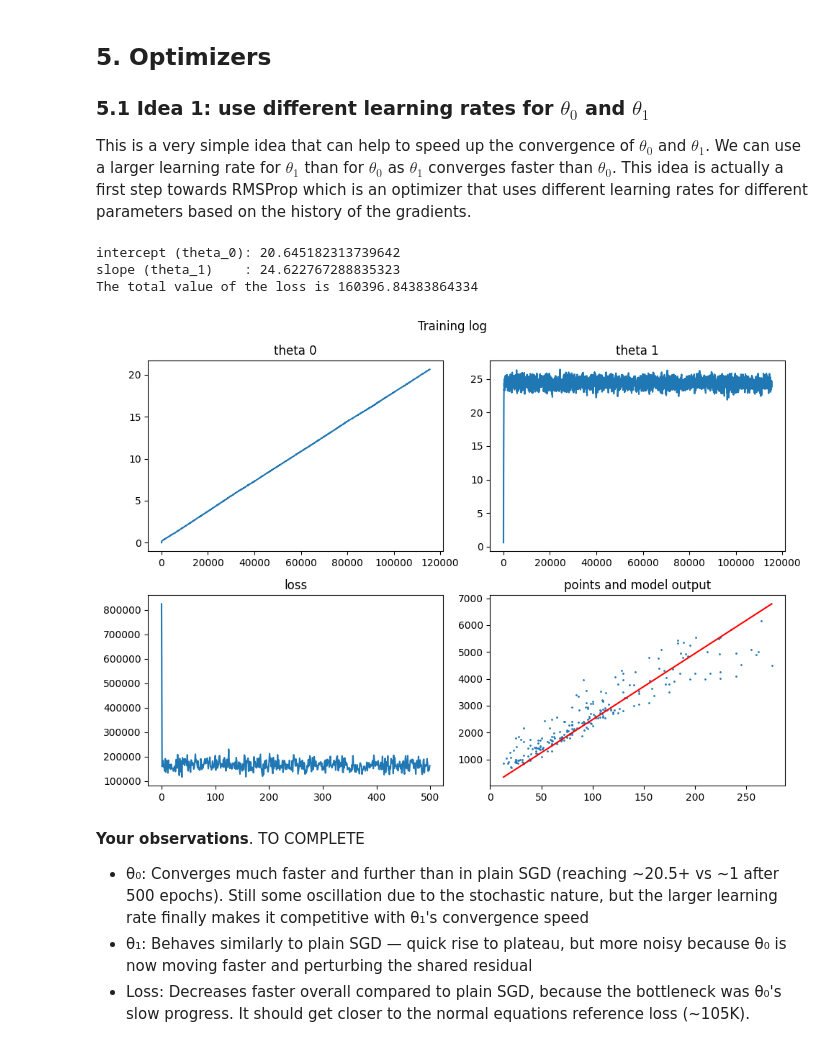
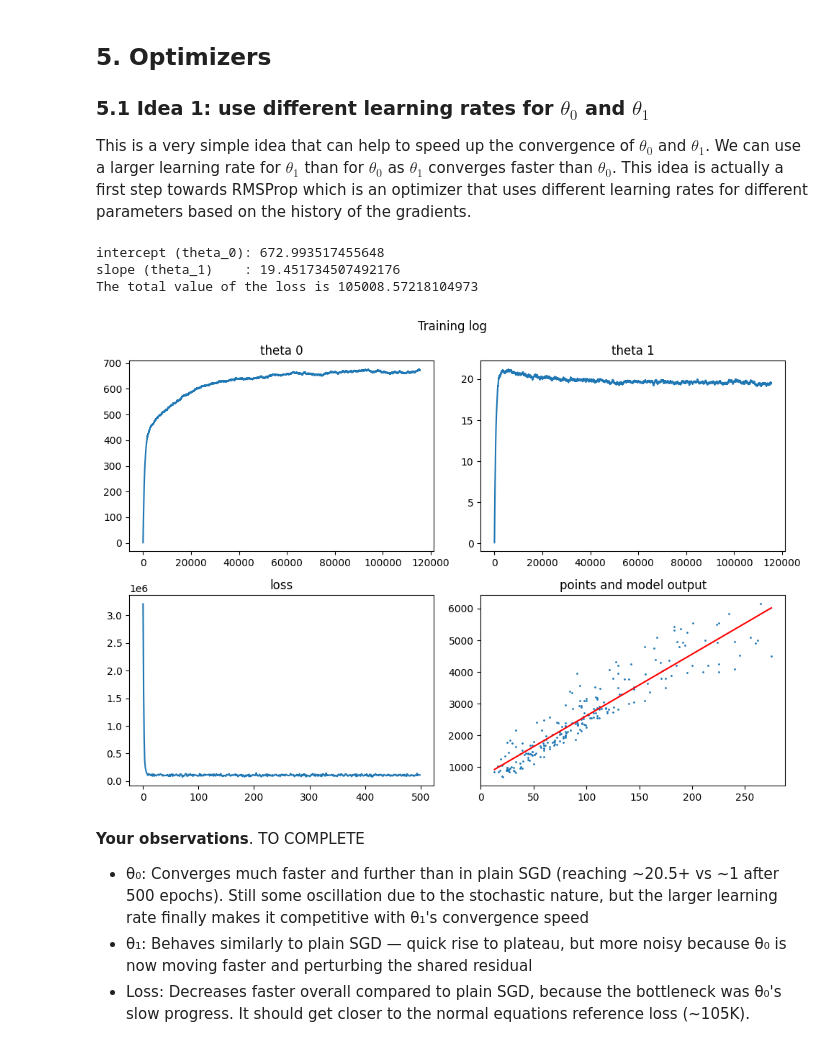
Before and after one commit to chrewbroccoli/delearn-mpw-2, a Jupyter notebook: student-input/cg-linear-regression-stud.ipynb, the cells around one changed output. Cells and saved outputs as stored; diff of their text form; code cells hidden in the pictures.

```diff
--- a/student-input/cg-linear-regression-stud.ipynb
+++ b/student-input/cg-linear-regression-stud.ipynb
@@ -378,39 +378,39 @@ alpha_t1 = 0.0000001  # learning rate for theta_1
 epochs = 500          # number of epochs (an epoch is a loop over the whole training set)
 
 N = len(living_area)  # number of samples in the training set
 t0 = 0.0              # initial value of theta_0
 t1 = 0.0              # initial value of theta_1
 
 loss_evolution = []  # to log the evolution of the loss
 t0_evolution = []    # to log the evolution of theta_0
 t1_evolution = []    # to log the evolution of theta_1
 
 for epoch in range(epochs):
     n_steps = N
     epoch_loss = 0.0
     for step in range(n_steps):
         n = random.choice(range(0, N))  # random sampling in the training set
         cg.reset_values()
         cg.forward([living_area[n], t0, t1, rent_price[n]])
         cg.backward()
-        t0 = t0 - alpha * theta_0.grad_v   # update rule for theta_0
-        t1 = t1 - alpha * theta_1.grad_v   # update rule for theta_1
+        t0 = t0 - alpha_t0 * theta_0.grad_v   # update rule for theta_0
+        t1 = t1 - alpha_t1 * theta_1.grad_v   # update rule for theta_1
         epoch_loss += j.v
         t0_evolution.append(t0)
         t1_evolution.append(t1)
     loss_evolution.append(epoch_loss / n_steps)
 
 print("intercept (theta_0):", t0)
 print("slope (theta_1)    :", t1)
 y_hat = t0 + t1 * living_area
 J = mse_loss(y_hat, rent_price)
 print("The total value of the loss is", J)
 plot_training_log(loss_evolution, t0_evolution, t1_evolution, living_area, rent_price)
 # %% [output]
-intercept (theta_0): 20.645182313739642
-slope (theta_1)    : 24.622767288835323
-The total value of the loss is 160396.84383864334
+intercept (theta_0): 672.993517455648
+slope (theta_1)    : 19.451734507492176
+The total value of the loss is 105008.57218104973
-[figure, old version]
+[figure, new version]
 # %% [markdown]
 **Your observations**. TO COMPLETE
 
```
Also changed, not shown: parts of 8 cells of this notebook.
